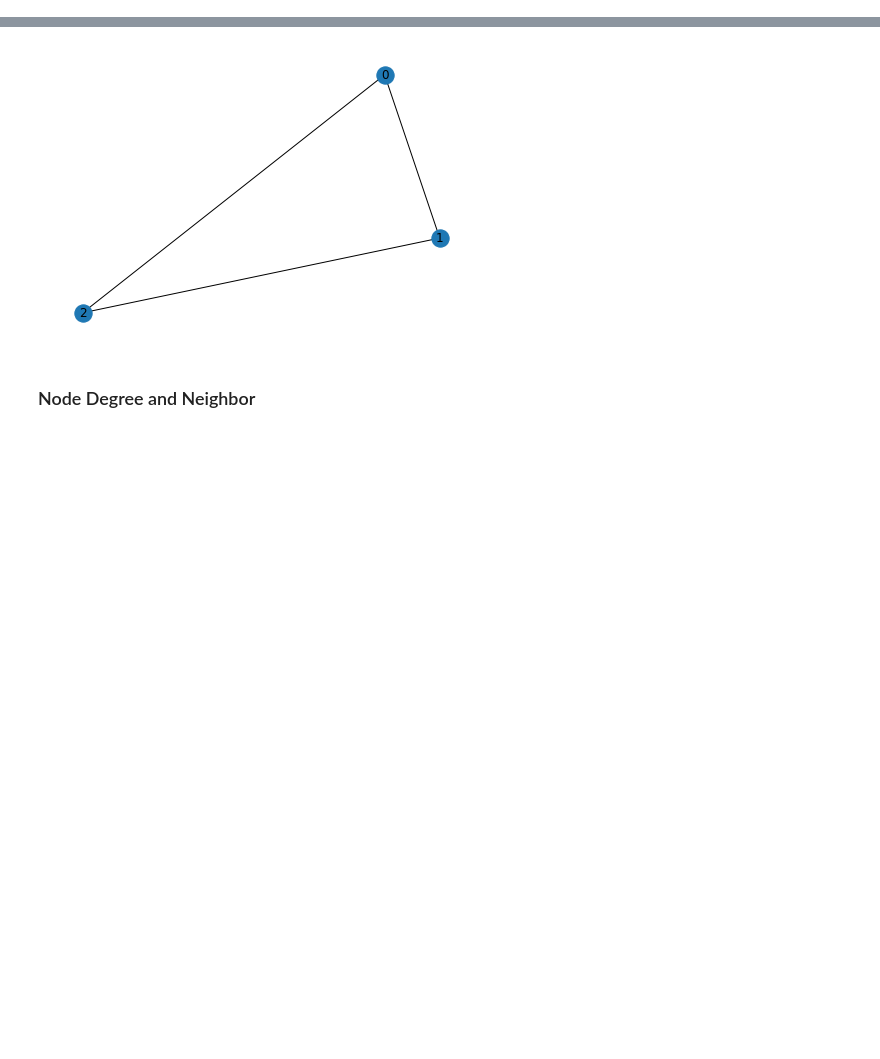
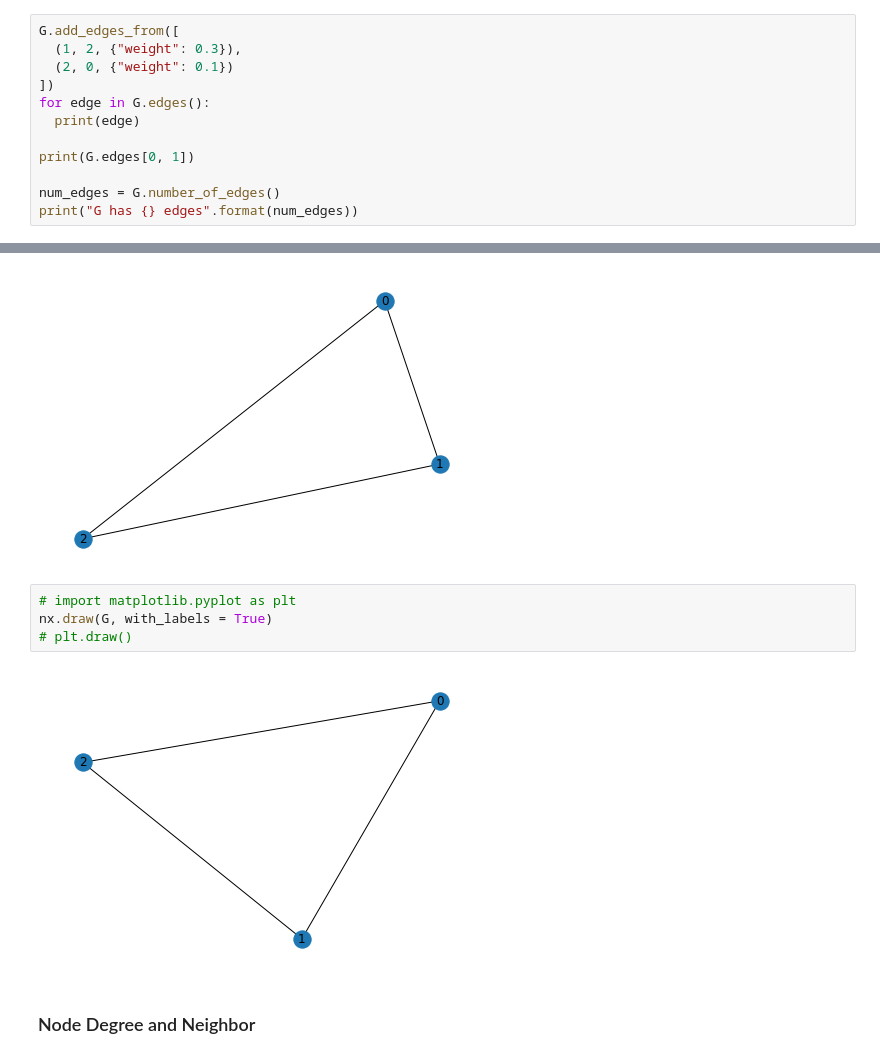
Before and after one commit to zahra-teb/graph_ml_course_assignments, a Jupyter notebook: assignments_2/intro_networkx_pyg.ipynb, the cells around one changed output, grey strips where cells are left out. Saved outputs shown, nothing was run; the diff lists cells and outputs as text; blank space fills up the shorter version.

```diff
--- a/assignments_2/intro_networkx_pyg.ipynb
+++ b/assignments_2/intro_networkx_pyg.ipynb
@@ -161,3 +169,15 @@ print("G has {} edges".format(num_edges))
 (0, 2)
 (1, 2)
 G has 3 edges
+# %%
+G.add_edges_from([
+  (1, 2, {"weight": 0.3}),
+  (2, 0, {"weight": 0.1})
+])
+for edge in G.edges():
+  print(edge)
+
+print(G.edges[0, 1])
+
+num_edges = G.number_of_edges()
+print("G has {} edges".format(num_edges))
@@ -168,6 +194,12 @@ G has 3 edges
 nx.draw(G, with_labels = True)
 # %% [output]
 [figure]
+# %%
+# import matplotlib.pyplot as plt
+nx.draw(G, with_labels = True)
+# plt.draw()
+# %% [output]
+[figure, added]
 # %% [markdown]
 ### Node Degree and Neighbor
 # %%
```
Also changed, not shown: parts of 23 cells of this notebook.
